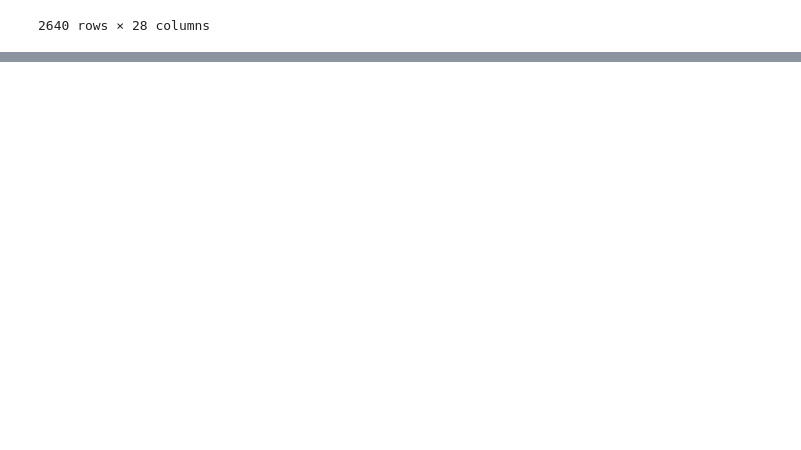
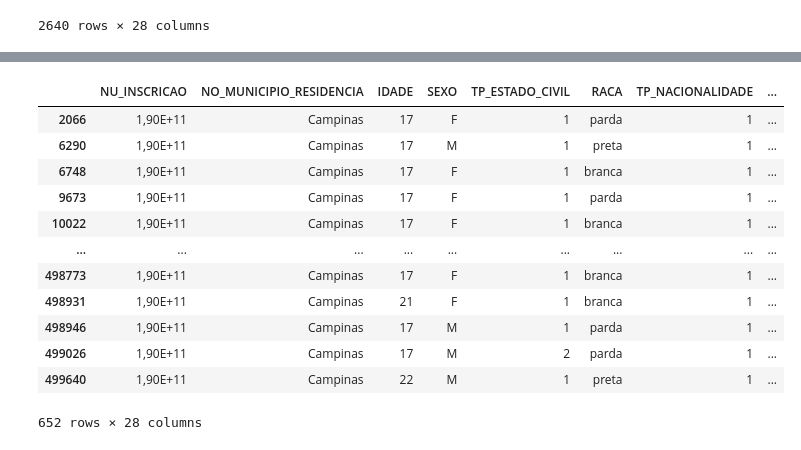
Before and after one commit to luizakuze/Cursos, a Jupyter notebook: curso/fundamentos-estatística/amostragem.ipynb, the cells around one changed output, grey strips where cells are left out. Saved outputs shown, nothing was run; the diff lists cells and outputs as text; code cells hidden in the pictures; blank space fills up the shorter version.

Commit message:
amostragem p conglomerado (agrupamento)

```diff
--- a/curso/fundamentos-estatística/amostragem.ipynb
+++ b/curso/fundamentos-estatística/amostragem.ipynb
@@ -353,0 +357,2 @@ amos_estra_camp
+# %%
+escolas_publicas = enem_campinas.loc[enem_campinas.ESCOLA == 'pública']
@@ -353,0 +468,24 @@ amos_estra_camp
+# %%
+amos_conglomerado = escolas_publicas.loc[escolas_publicas['CO_ESCOLA'].isin([35018797.0, 35018351.0, 35018314.0, 35018284.0, 35905471.0, 35018120.0,
+       35018168.0, 35018533.0, 35018296.0, 35018272.0, 35467765.0, 35018880.0,
+       35018594.0, 35914897.0, 35125568.0, 35018818.0, 35901131.0, 35045697.0,
+       35042626.0, 35065535.0, 35018156.0, 35004252.0, 35018119.0, 35112641.0,
+       35582803.0, 35907388.0, 35179905.0, 35123754.0, 35112586.0, 35112537.0,
+       35337833.0, 35917552.0, 35800387.0, 35047053.0])] # colocando os números que tem "1" em ordem
+# isin busca os códigos, pois não são índices!
+# %%
+amos_conglomerado
+# %% [output]
+|  | NU_INSCRICAO | NO_MUNICIPIO_RESIDENCIA | IDADE | SEXO | TP_ESTADO_CIVIL | RACA | TP_NACIONALIDADE | ... |
+| 2066 | 1,90E+11 | Campinas | 17 | F | 1 | parda | 1 | ... |
+| 6290 | 1,90E+11 | Campinas | 17 | M | 1 | preta | 1 | ... |
+| 6748 | 1,90E+11 | Campinas | 17 | F | 1 | branca | 1 | ... |
+| 9673 | 1,90E+11 | Campinas | 17 | F | 1 | parda | 1 | ... |
+| 10022 | 1,90E+11 | Campinas | 17 | F | 1 | branca | 1 | ... |
+| ... | ... | ... | ... | ... | ... | ... | ... | ... |
+| 498773 | 1,90E+11 | Campinas | 17 | F | 1 | branca | 1 | ... |
+| 498931 | 1,90E+11 | Campinas | 21 | F | 1 | branca | 1 | ... |
+| 498946 | 1,90E+11 | Campinas | 17 | M | 1 | parda | 1 | ... |
+| 499026 | 1,90E+11 | Campinas | 17 | M | 2 | parda | 1 | ... |
+| 499640 | 1,90E+11 | Campinas | 22 | M | 1 | preta | 1 | ... |
+652 rows × 28 columns
```
Also changed, not shown: parts of 13 cells of this notebook.
